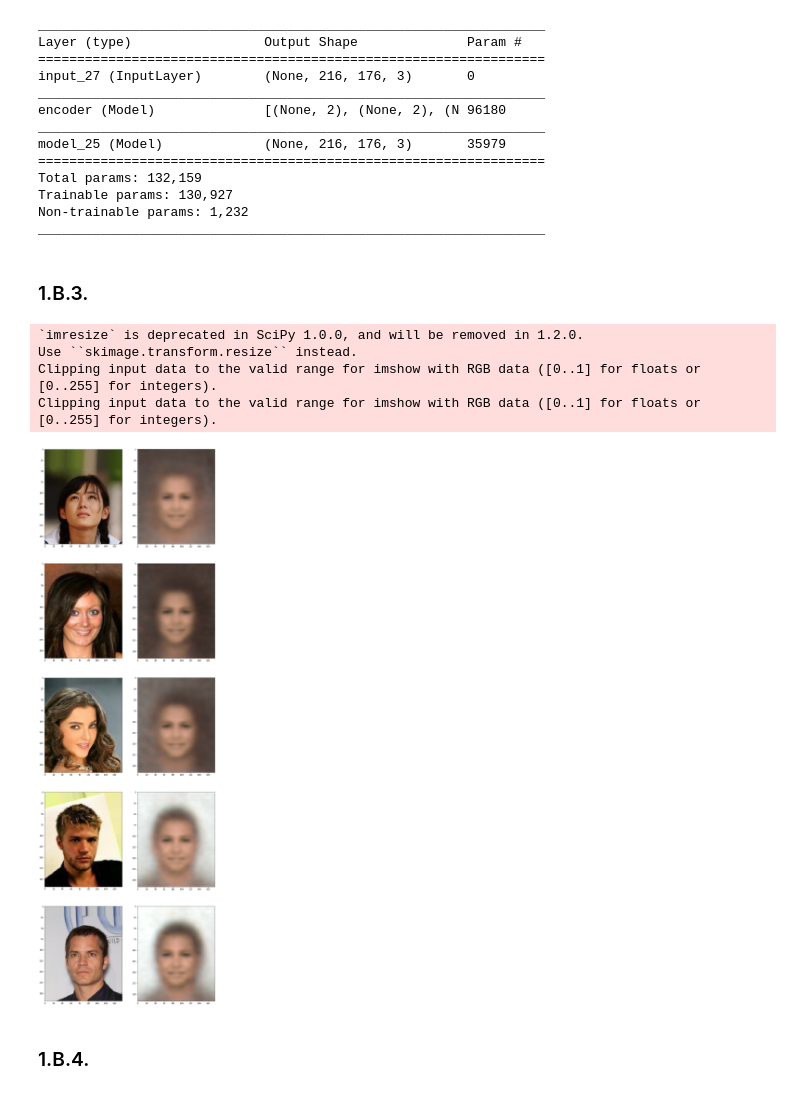
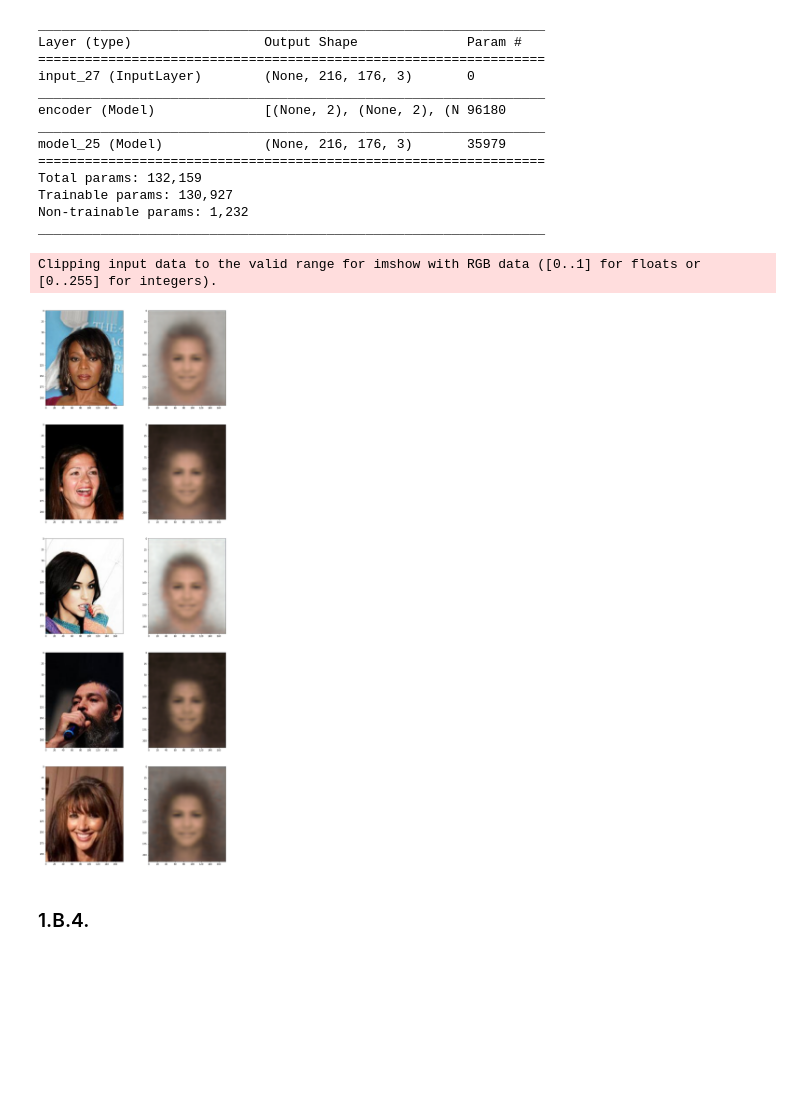
Before and after one commit to srk-apts/CS109B, a Jupyter notebook: HW/cs109b_hw7 (jh).ipynb, the cells around one changed output. Drawn from its saved outputs; the diff is of its cells as text; code cells hidden in the pictures; blank space fills up the shorter version.

```diff
--- a/HW/cs109b_hw7 (jh).ipynb
+++ b/HW/cs109b_hw7 (jh).ipynb
@@ -86,9 +84,9 @@ CelebA has large diversities, large quantities, and rich annotations, including
 # %%
 def img_preprocess(img, output_shape):
     resize = output_shape
-    reshape = (-1,)+resize
-    img = imresize(img, resize)
-    img = img.reshape(reshape) / 255
+    reshape = (-1,)+resize+(3,)
+    img = cv2.resize(img, resize) / 255.0
+    img = img.reshape(reshape)
     return(img)
 # %% [markdown]
 ### 1.A.2.
@@ -155,9 +153,9 @@ display(val_generator.image_shape)
 rand_img = np.random.choice(attr['image_id'], 3)
 # %%
 for i in rand_img:
-    plt.figure(figsize=(20,8))
+    plt.figure(figsize=(20,7))
     img = imread(img_dir+'/'+i)
-    img = imresize(img, target_size_gen)/255
+    img = cv2.resize(img, target_size_gen) / 255.0
     plt.imshow(img, cmap='gray')
     print(attr[attr['image_id']==i])
 # %% [output]
@@ -384,5 +381,3 @@ Total params: 132,159
 Trainable params: 130,927
 Non-trainable params: 1,232
 _________________________________________________________________
-# %% [markdown]
-### 1.B.3.
@@ -391,7 +389,7 @@ n_images = 5
 model = vae
 generator = val_generator
 
-def gen_images(model, generator, n_images):
+def gen_pred_images(model, generator, n_images):
     rand_img = np.random.choice(generator.filenames, n_images)
 
     fig, ax = plt.subplots(n_images,2, figsize=(15,45))
@@ -403,7 +401,7 @@ def gen_images(model, generator, n_images):
 
 
         # resize to pass to vae
-        img = img_preprocess(img, generator.image_shape)
+        img = img_preprocess(img, generator.image_shape[:2])
 
         # predict using vae
         pred = vae.predict(img)
@@ -413,13 +411,10 @@ def gen_images(model, generator, n_images):
 
     return(fig,ax)
 # %%
-fig, ax = gen_images(model=vae, generator=val_generator, n_images=n_images)
+fig, ax = gen_pred_images(model=vae, generator=val_generator, n_images=n_images)
 # %% [output]
-`imresize` is deprecated in SciPy 1.0.0, and will be removed in 1.2.0.
-Use ``skimage.transform.resize`` instead.
 Clipping input data to the valid range for imshow with RGB data ([0..1] for floats or [0..255] for integers).
-Clipping input data to the valid range for imshow with RGB data ([0..1] for floats or [0..255] for integers).
-[figure, old version]
+[figure, new version]
 # %% [markdown]
 ### 1.B.4.
 # %%
```
Also changed, not shown: parts of 11 cells of this notebook.
